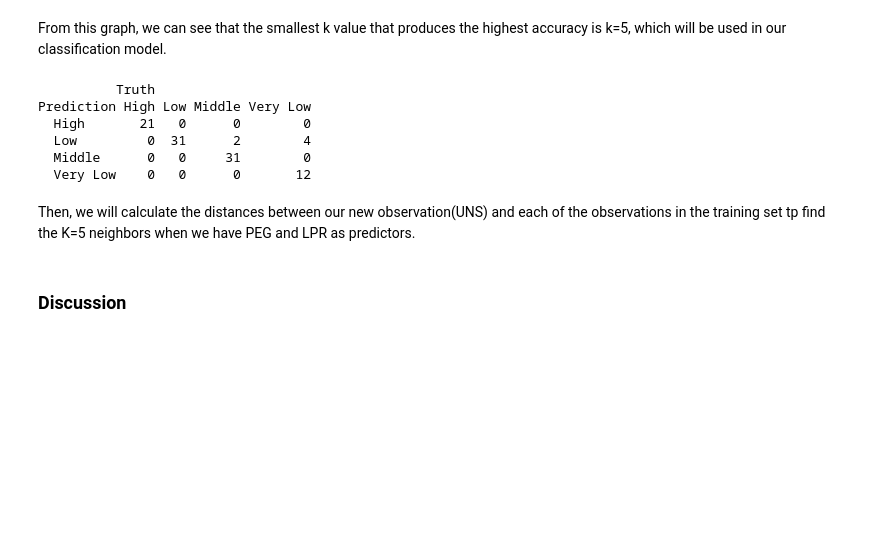
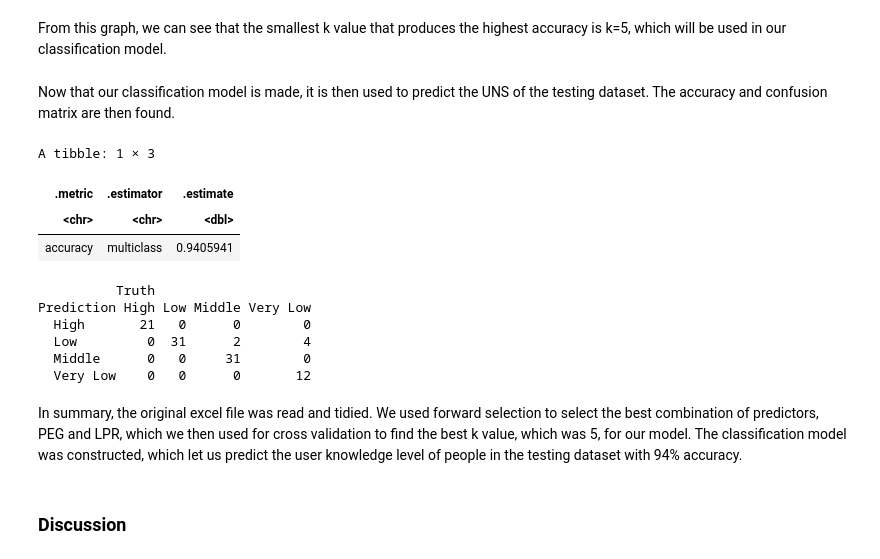
Before and after one commit to TPPJT/DSCI-Group-Project, a Jupyter notebook: GroupProject_1.ipynb, the cells around one changed output. Saved outputs shown, nothing was run; the diff lists cells and outputs as text; code cells hidden in the pictures; blank space fills up the shorter version.

```diff
--- a/GroupProject_1.ipynb
+++ b/GroupProject_1.ipynb
@@ -200,22 +230,32 @@ user_knowledge_fit <- workflow() |>
     add_recipe(user_knowledge_recipe) |>
     add_model(knn_spec_5) |>
     fit(data = training)
+# %% [markdown]
+Now that our classification model is made, it is then used to predict the UNS of the testing dataset. The accuracy and confusion matrix are then found.
 # %%
 user_knowledge_test_predictions <- predict(user_knowledge_fit, testing) |>
     bind_cols(testing)
-
-user_knowledge_mat <- user_knowledge_test_predictions |>
-    conf_mat(truth = UNS, estimate = .pred_class)
-user_knowledge_mat
+user_knowledge_test_predictions |>
+    metrics(truth = UNS, estimate = .pred_class)|>
+    filter(.metric == "accuracy")
 # %% [output]
-          Truth
-Prediction High Low Middle Very Low
-  High       21   0      0        0
-  Low         0  31      2        4
-  Middle      0   0     31        0
-  Very Low    0   0      0       12
+A tibble: 1 × 3
+| .metric | .estimator | .estimate |
+| <chr> | <chr> | <dbl> |
+| accuracy | multiclass | 0.9405941 |
-# %% [markdown]
-Then, we will calculate the distances between our new observation(UNS) and each of the observations in the training set tp find the K=5 neighbors when we have PEG and LPR as predictors.
+# %%
+user_knowledge_mat <- user_knowledge_test_predictions |>
+    conf_mat(truth = UNS, estimate = .pred_class)
+user_knowledge_mat
+# %% [output]
+          Truth
+Prediction High Low Middle Very Low
+  High       21   0      0        0
+  Low         0  31      2        4
+  Middle      0   0     31        0
+  Very Low    0   0      0       12
+# %% [markdown]
+In summary, the original excel file was read and tidied. We used forward selection to select the best combination of predictors, PEG and LPR, which we then used for cross validation to find the best k value, which was 5, for our model. The classification model was constructed, which let us predict the user knowledge level of people in the testing dataset with 94% accuracy.
 # %% [markdown]
 ### Discussion
 # %% [markdown]
```
Also changed, not shown: parts of 3 cells of this notebook.
